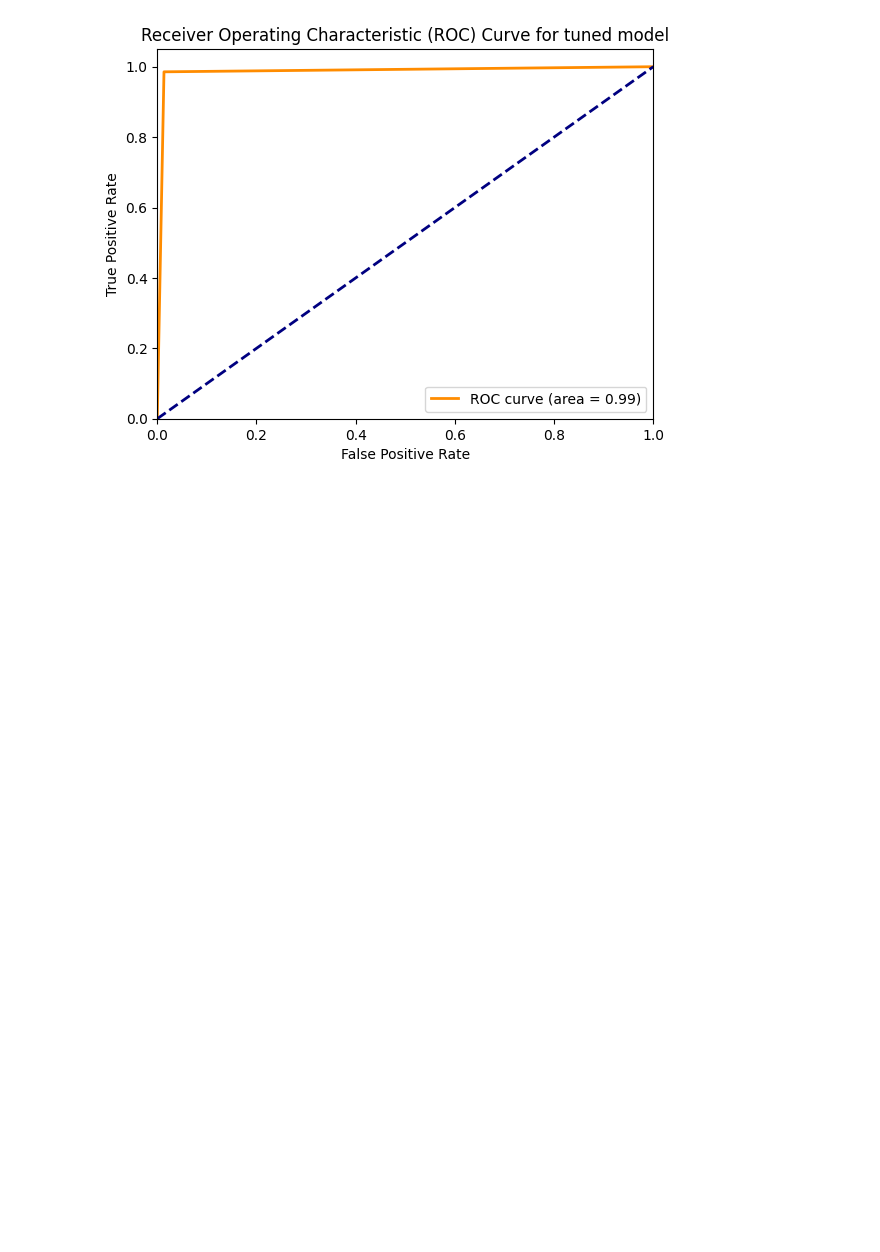
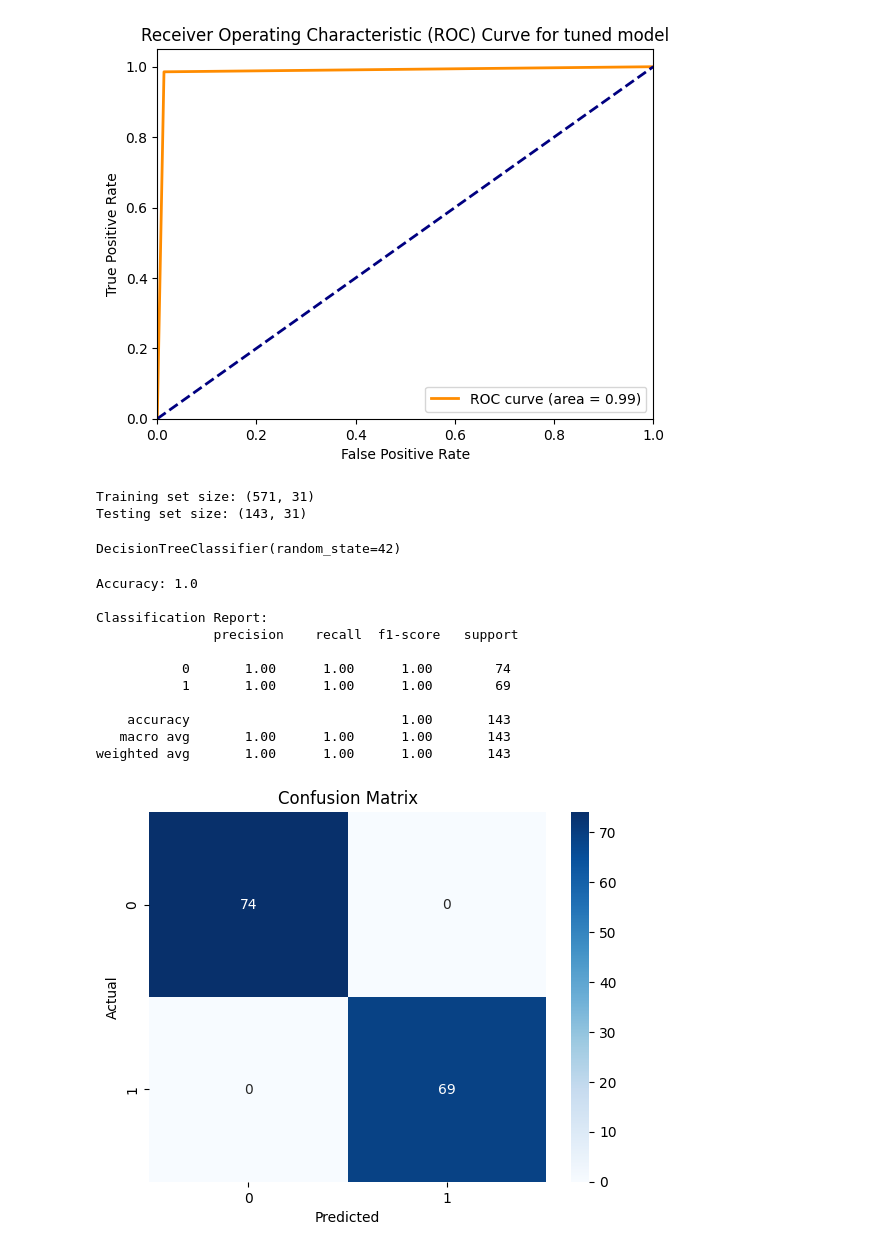
Before and after one commit to Sarah-Jasim/ENGG680_Breast-Cancer-detection-using-machine-learning, a Jupyter notebook: 680_Project_main.ipynb, the cells around one changed output. Saved outputs shown, nothing was run; the diff lists cells and outputs as text; code cells hidden in the pictures; blank space fills up the shorter version.

Commit message:
Pushed Decision Tree Code

```diff
--- a/680_Project_main.ipynb
+++ b/680_Project_main.ipynb
@@ -368,0 +372,47 @@ ROC AUC Score (ROC Curve): 0.9859968664316491
+# %%
+# Split data into training and testing sets
+X_train, X_test, y_train, y_test = train_test_split(
+   df_train_scaled, y_resampled, test_size=0.2, random_state=42)
+
+print("Training set size:", X_train.shape)
+print("Testing set size:", X_test.shape)
+# %% [output]
+Training set size: (571, 31)
+Testing set size: (143, 31)
+# %%
+#Initialize and Train the Decision Tree Model
+# Initialize the Decision Tree model
+dt_model = DecisionTreeClassifier(random_state=42)
+
+# Train the model
+dt_model.fit(X_train, y_train)
+# %% [output]
+DecisionTreeClassifier(random_state=42)
+# %%
+# Evaluate the Model
+# Make predictions
+y_pred = dt_model.predict(X_test)
+
+# Evaluate performance
+print("Accuracy:", accuracy_score(y_test, y_pred))
+print("\nClassification Report:\n", classification_report(y_test, y_pred))
+
+# Confusion Matrix
+sns.heatmap(confusion_matrix(y_test, y_pred), annot=True, fmt='d', cmap='Blues')
+plt.title("Confusion Matrix")
+plt.xlabel("Predicted")
+plt.ylabel("Actual")
+plt.show()
+# %% [output]
+Accuracy: 1.0
+
+Classification Report:
+               precision    recall  f1-score   support
+
+           0       1.00      1.00      1.00        74
+           1       1.00      1.00      1.00        69
+
+    accuracy                           1.00       143
+   macro avg       1.00      1.00      1.00       143
+weighted avg       1.00      1.00      1.00       143
+[figure, added]
```
Also changed, not shown: parts of 12 cells of this notebook.
